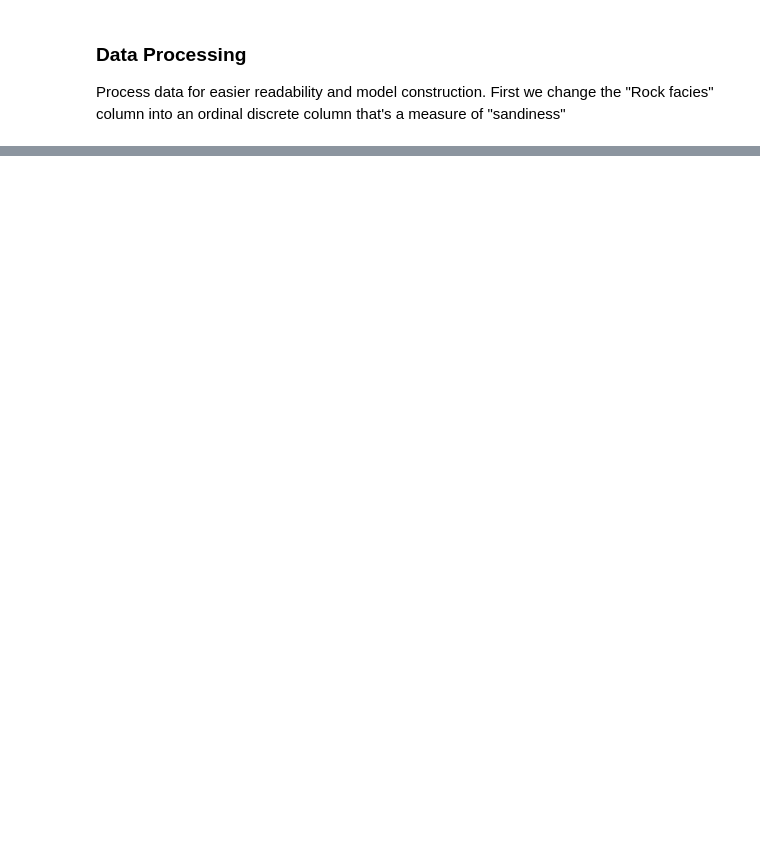
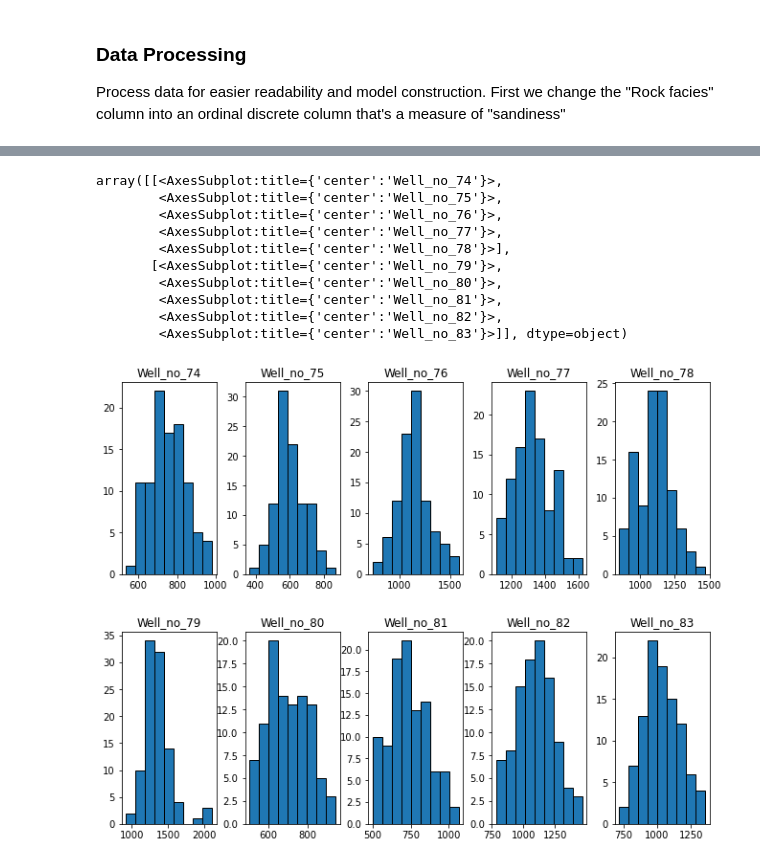
Before and after one commit to fraclad/MOAR-Drilling, a Jupyter notebook: Hackathon_ProjectTemplate.ipynb, the cells around one changed output, grey strips where cells are left out. Saved outputs shown, nothing was run; the diff lists cells and outputs as text; code cells hidden in the pictures; blank space fills up the shorter version.

```diff
--- a/Hackathon_ProjectTemplate.ipynb
+++ b/Hackathon_ProjectTemplate.ipynb
@@ -174,0 +178,6 @@ plot_corr(dfProd ,size = 7)
+# %%
+def model_generator(features, target, seed):
+    train_X, test_X, train_y, test_y = train_test_split(features, target, random_state=seed)
+    model = xgb.XGBRegressor(random_state=1, n_jobs=-1)
+    model.fit(train_X, train_y)
+    return model
@@ -174,0 +188,4 @@ plot_corr(dfProd ,size = 7)
+# %%
+models = []
+for i in range(100):
+    models.append(model_generator(X,y,np.random.randint(0, 10000)))
@@ -174,0 +196,3 @@ plot_corr(dfProd ,size = 7)
+# %%
+dfPreProd = pd.read_csv(r"./well_data/wellbore_data_preproduction_well.csv")
+dfPreProdFinal = process_data(dfPreProd)
@@ -174,0 +203,10 @@ plot_corr(dfProd ,size = 7)
+# %%
+names = []
+for i in range(100):
+    names.append("R"+ str(i+1) + ", MSTB")
+rng = np.random.RandomState(42)
+predictions = np.array([])
+for model in models:
+    predictions = np.append(predictions, np.array(model.predict(dfPreProdFinal)))
+
+predictions = pd.DataFrame(predictions.reshape(100,10).T, columns=names)
@@ -174,0 +217,17 @@ plot_corr(dfProd ,size = 7)
+# %%
+predictions["Well_ID"] = dfPreProdFinal.index
+predictions = predictions.set_index("Well_ID")
+predictions.T.hist(layout=(2,5), figsize=(11, 8.5), grid=False, bins=9, linewidth=1, edgecolor="black")
+# p_values = pd.DataFrame([np.percentile(predictions.T, 10), np.percentile(predictions.T, 50), np.percentile(predictions.T, 90)])
+# %% [output]
+array([[<AxesSubplot:title={'center':'Well_no_74'}>,
+        <AxesSubplot:title={'center':'Well_no_75'}>,
+        <AxesSubplot:title={'center':'Well_no_76'}>,
+        <AxesSubplot:title={'center':'Well_no_77'}>,
+        <AxesSubplot:title={'center':'Well_no_78'}>],
+       [<AxesSubplot:title={'center':'Well_no_79'}>,
+        <AxesSubplot:title={'center':'Well_no_80'}>,
+        <AxesSubplot:title={'center':'Well_no_81'}>,
+        <AxesSubplot:title={'center':'Well_no_82'}>,
+        <AxesSubplot:title={'center':'Well_no_83'}>]], dtype=object)
+[figure, added]
```
Also changed, not shown: parts of 14 cells of this notebook, 2 other files.
